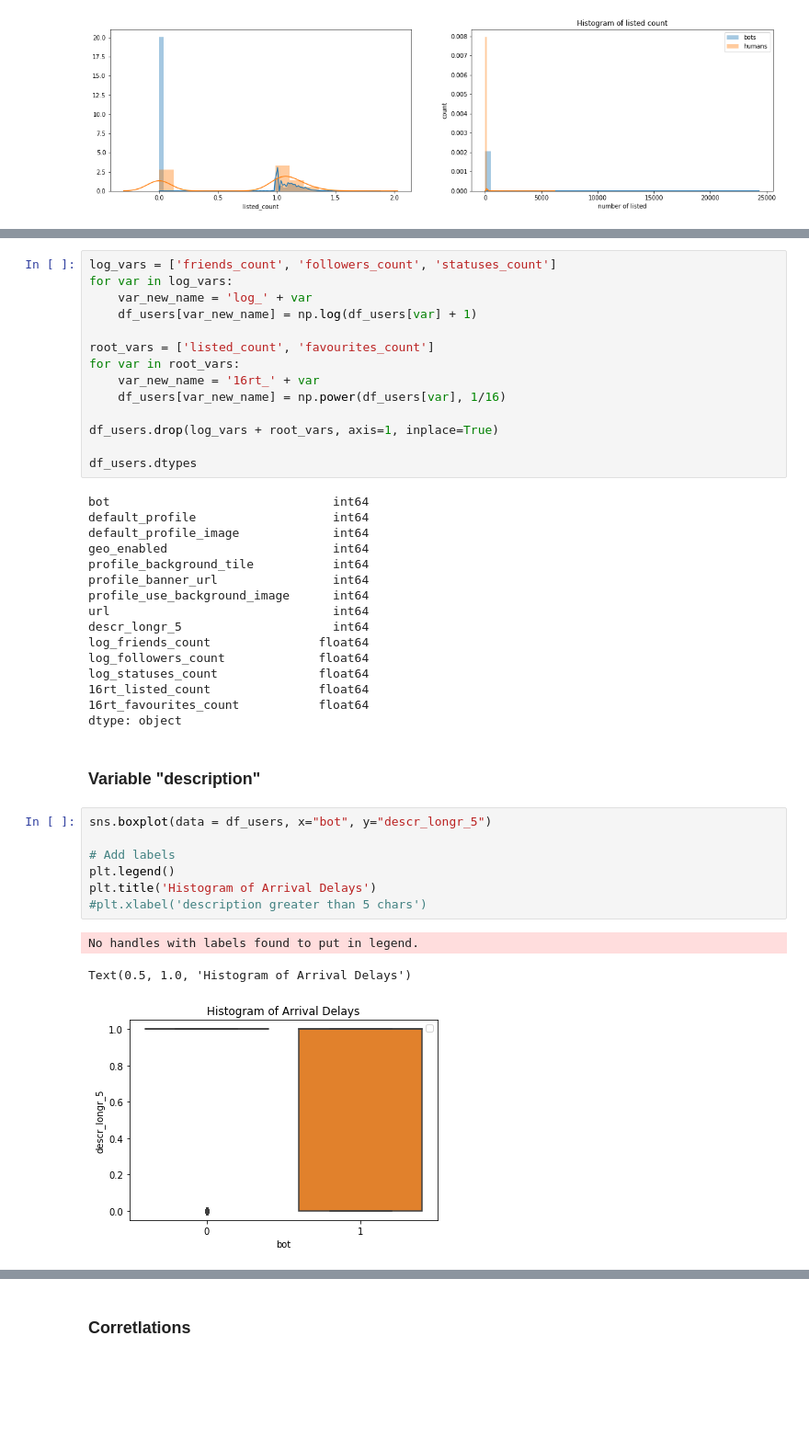
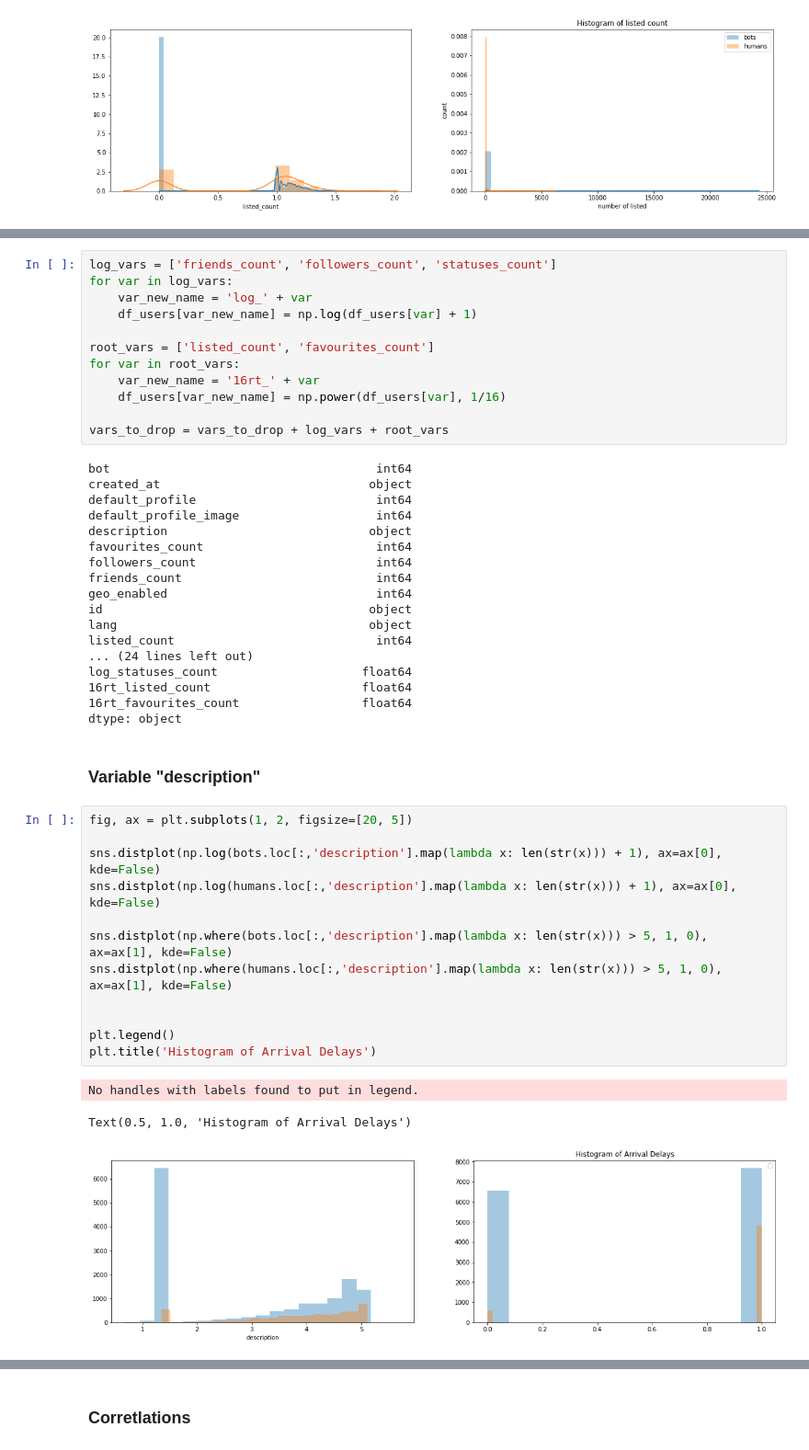
Before and after one commit to jpclemente/Bot-Detection, a Jupyter notebook: Informe.ipynb, the cells around one changed output, grey strips where cells are left out. Shown at 92% size. Saved outputs shown, nothing was run; the diff lists cells and outputs as text; blank space fills up the shorter version.

```diff
--- a/Informe.ipynb
+++ b/Informe.ipynb
@@ -301,35 +308,40 @@ for var in root_vars:
     var_new_name = '16rt_' + var
     df_users[var_new_name] = np.power(df_users[var], 1/16)
 
-df_users.drop(log_vars + root_vars, axis=1, inplace=True)
-
-df_users.dtypes
+vars_to_drop = vars_to_drop + log_vars + root_vars
 # %% [output]
-bot                               int64
-default_profile                   int64
-default_profile_image             int64
-geo_enabled                       int64
-profile_background_tile           int64
-profile_banner_url                int64
-profile_use_background_image      int64
-url                               int64
-descr_longr_5                     int64
-log_friends_count               float64
-log_followers_count             float64
-log_statuses_count              float64
-16rt_listed_count               float64
-16rt_favourites_count           float64
+bot                                     int64
+created_at                             object
+default_profile                         int64
+default_profile_image                   int64
+description                            object
+favourites_count                        int64
+followers_count                         int64
+friends_count                           int64
+geo_enabled                             int64
+id                                     object
+lang                                   object
+listed_count                            int64
+... (24 lines left out)
+log_statuses_count                    float64
+16rt_listed_count                     float64
+16rt_favourites_count                 float64
 dtype: object
 # %% [markdown]
 ### Variable "description"
-# %%
-sns.boxplot(data = df_users, x="bot", y="descr_longr_5")
-
-# Add labels
-plt.legend()
-plt.title('Histogram of Arrival Delays')
-#plt.xlabel('description greater than 5 chars')
-# %% [output]
-No handles with labels found to put in legend.
-Text(0.5, 1.0, 'Histogram of Arrival Delays')
-[figure, removed]
+# %%
+fig, ax = plt.subplots(1, 2, figsize=[20, 5])
+
+sns.distplot(np.log(bots.loc[:,'description'].map(lambda x: len(str(x))) + 1), ax=ax[0], kde=False)
+sns.distplot(np.log(humans.loc[:,'description'].map(lambda x: len(str(x))) + 1), ax=ax[0], kde=False)
+
+sns.distplot(np.where(bots.loc[:,'description'].map(lambda x: len(str(x))) > 5, 1, 0), ax=ax[1], kde=False)
+sns.distplot(np.where(humans.loc[:,'description'].map(lambda x: len(str(x))) > 5, 1, 0), ax=ax[1], kde=False)
+
+
+plt.legend()
+plt.title('Histogram of Arrival Delays')
+# %% [output]
+No handles with labels found to put in legend.
+Text(0.5, 1.0, 'Histogram of Arrival Delays')
+[figure, added]
```
Also changed, not shown: parts of 29 cells of this notebook, 1 other file.
